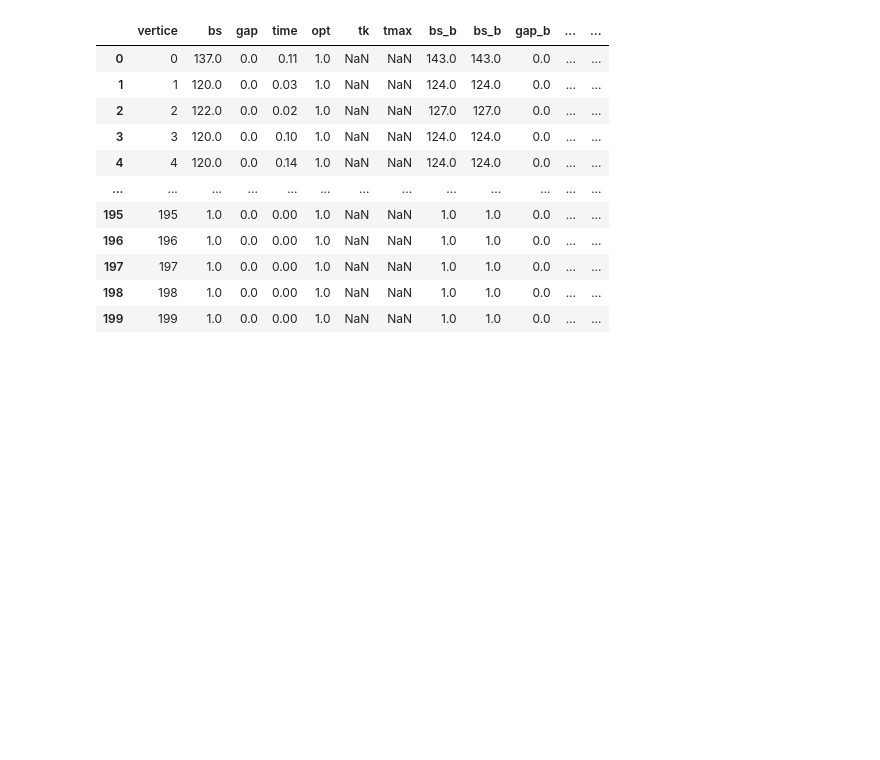
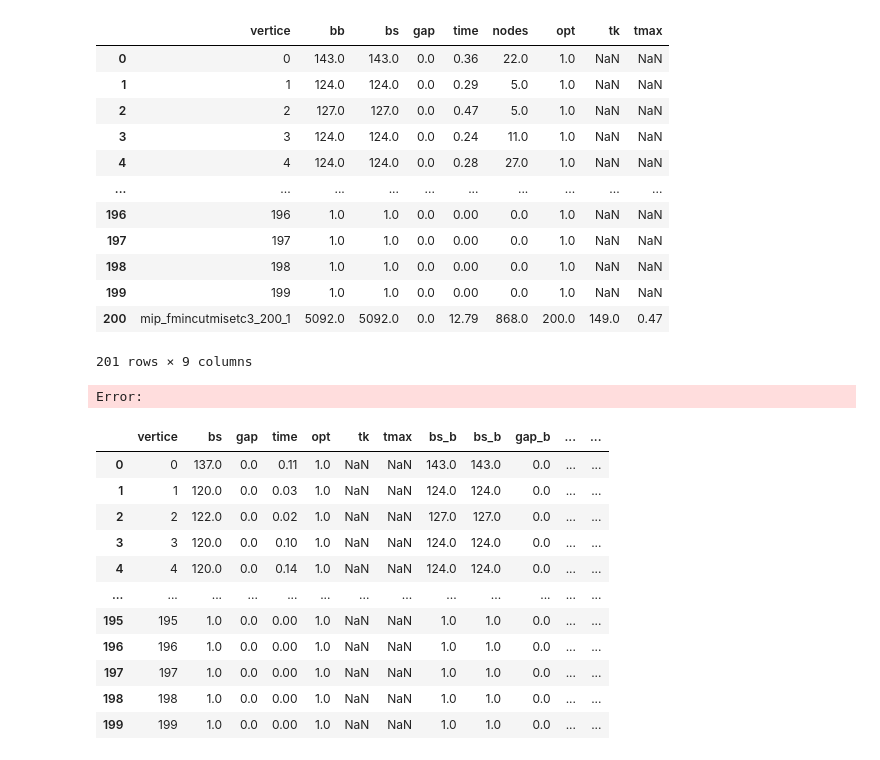
Before and after one commit to jesusossian/tukey, a Jupyter notebook: notebook/mip_fmin_internet_teste.ipynb, the cells around one changed output. Cells and saved outputs as stored; diff of their text form; code cells hidden in the pictures; blank space fills up the shorter version.

```diff
--- a/notebook/mip_fmin_internet_teste.ipynb
+++ b/notebook/mip_fmin_internet_teste.ipynb
@@ -158,6 +158,51 @@ mip_internet_cutbmisetc3 = table
 #mip_internet_cutbmisetc3
 
 #print(mip_internet_cutbmisetc3[['vertice','bb','bs','gap','time','nodes','opt']].to_latex(index=False,float_format="%.2f"))
+# %%
+form_="fmincutmisetc3"
+
+file=f"../result/{inst_}/{method_}_{form_}_{inst_}_{dim_}_{id_}.txt"
+
+df = pd.DataFrame()
+df = pd.read_csv(file,header=None,sep=';')
+
+table = pd.DataFrame()
+table = pd.concat([table, df], ignore_index=True)
+table.columns = ['vertice','bb','bs','gap','time','nodes','opt']
+
+resume = pd.DataFrame({
+    'vertice':f"{method_}_{form_}_{dim_}_{id_}",
+    'bb':table["bb"].sum(),
+    'bs':table["bs"].sum(),
+    'gap':table['gap'].sum(),
+    'time':table['time'].sum(),
+    'nodes':table['nodes'].sum(),
+    'opt':table['opt'].sum(),
+    "tk":table["bs"].max(),
+    "tmax":table["time"].max()
+    },index=[f"{form_}_{inst_}_{dim_}_{id_}"]
+)
+
+table = pd.concat([table, resume], ignore_index=True)
+mip_internet_cutmisetc3_ = table
+mip_internet_cutmisetc3_
+
+#print(mip_internet_cutbmisetc3_[['vertice','bb','bs','gap','time','nodes','opt']].to_latex(index=False,float_format="%.2f"))
+# %% [output]
+|  | vertice | bb | bs | gap | time | nodes | opt | tk | tmax |
+| 0 | 0 | 143.0 | 143.0 | 0.0 | 0.36 | 22.0 | 1.0 | NaN | NaN |
+| 1 | 1 | 124.0 | 124.0 | 0.0 | 0.29 | 5.0 | 1.0 | NaN | NaN |
+| 2 | 2 | 127.0 | 127.0 | 0.0 | 0.47 | 5.0 | 1.0 | NaN | NaN |
+| 3 | 3 | 124.0 | 124.0 | 0.0 | 0.24 | 11.0 | 1.0 | NaN | NaN |
+| 4 | 4 | 124.0 | 124.0 | 0.0 | 0.28 | 27.0 | 1.0 | NaN | NaN |
+| ... | ... | ... | ... | ... | ... | ... | ... | ... | ... |
+| 196 | 196 | 1.0 | 1.0 | 0.0 | 0.00 | 0.0 | 1.0 | NaN | NaN |
+| 197 | 197 | 1.0 | 1.0 | 0.0 | 0.00 | 0.0 | 1.0 | NaN | NaN |
+| 198 | 198 | 1.0 | 1.0 | 0.0 | 0.00 | 0.0 | 1.0 | NaN | NaN |
+| 199 | 199 | 1.0 | 1.0 | 0.0 | 0.00 | 0.0 | 1.0 | NaN | NaN |
+| 200 | mip_fmincutmisetc3_200_1 | 5092.0 | 5092.0 | 0.0 | 12.79 | 868.0 | 200.0 | 149.0 | 0.47 |
+201 rows × 9 columns
+Error:
 # %%
 mip_merge = pd.DataFrame()
 
```
Also changed, not shown: 1 other file.
